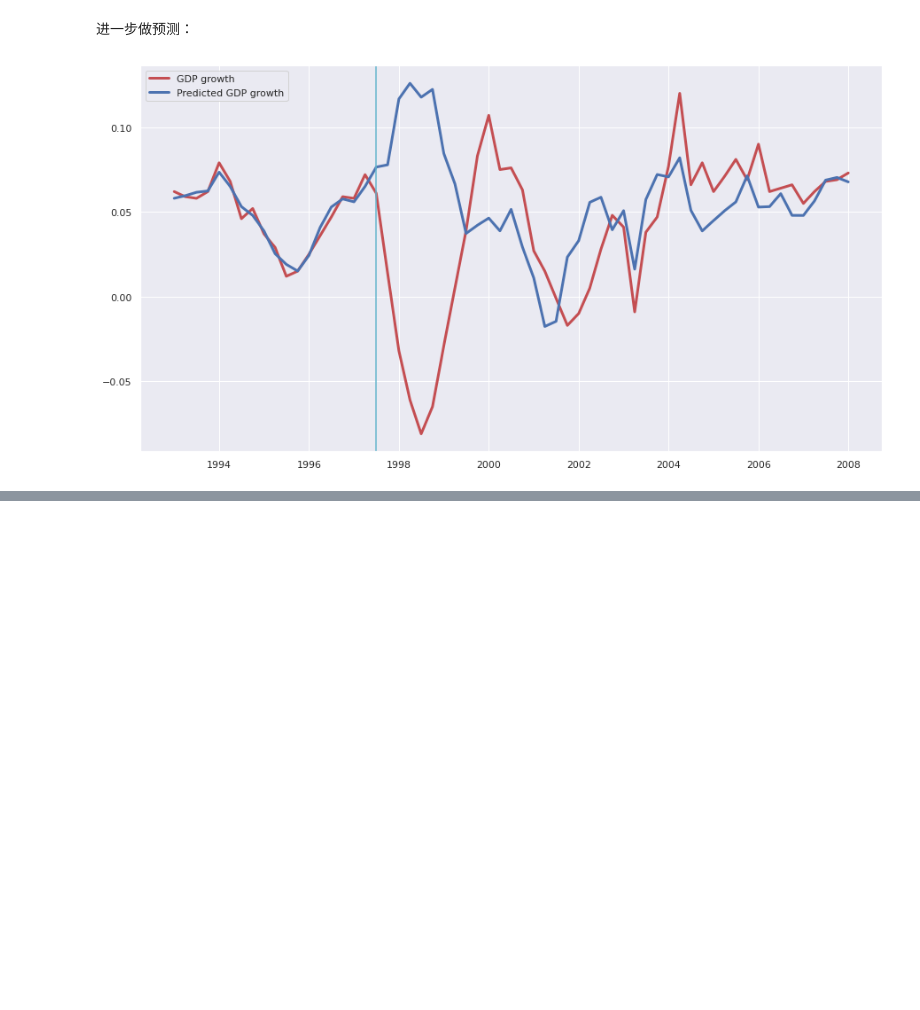
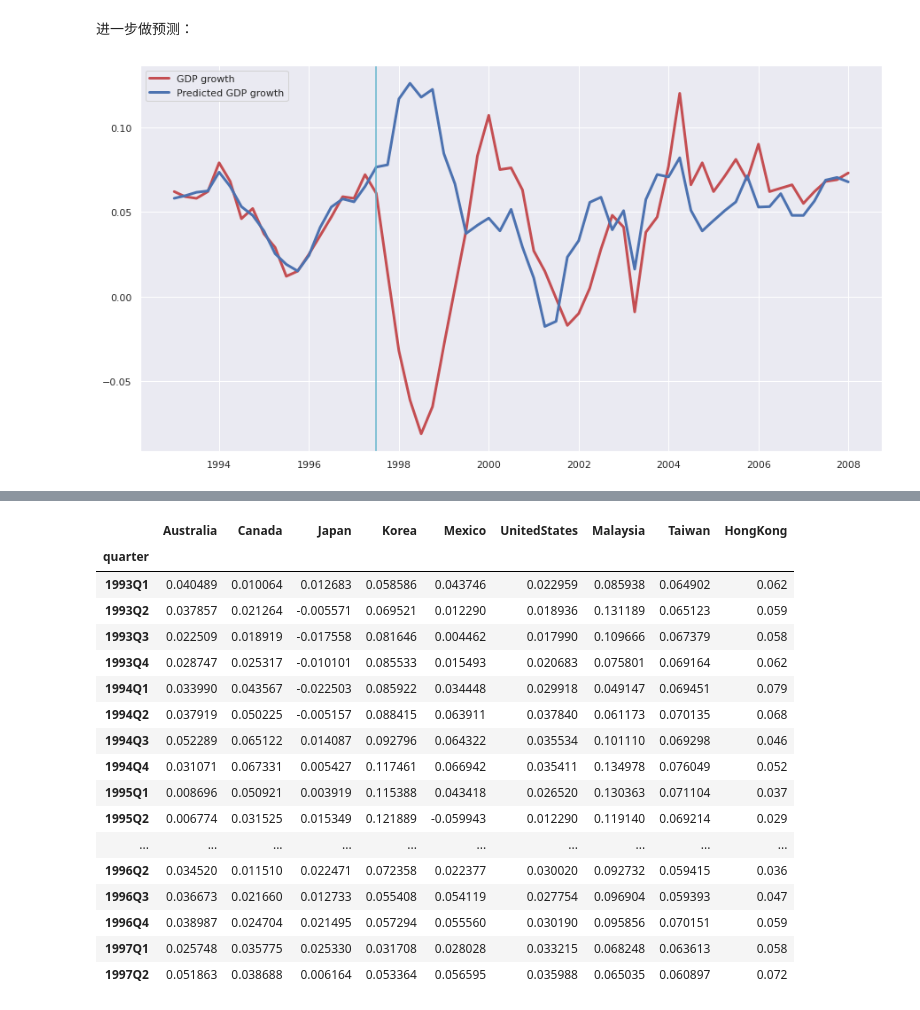
Before and after one commit to sijichun/PythonTutor, a Jupyter notebook: T28_regression_lasso.ipynb, the cells around one changed output, grey strips where cells are left out. Cells and saved outputs as stored; diff of their text form; code cells hidden in the pictures; blank space fills up the shorter version.

```diff
--- a/T28_regression_lasso.ipynb
+++ b/T28_regression_lasso.ipynb
@@ -753,0 +806,22 @@ plt.show()
+# %%
+pre1997=data_ols[data.index<='1997Q2']
+pre1997
+# %% [output]
+|  | Australia | Canada | Japan | Korea | Mexico | UnitedStates | Malaysia | Taiwan | HongKong |
+| quarter |  |  |  |  |  |  |  |  |  |
+| 1993Q1 | 0.040489 | 0.010064 | 0.012683 | 0.058586 | 0.043746 | 0.022959 | 0.085938 | 0.064902 | 0.062 |
+| 1993Q2 | 0.037857 | 0.021264 | -0.005571 | 0.069521 | 0.012290 | 0.018936 | 0.131189 | 0.065123 | 0.059 |
+| 1993Q3 | 0.022509 | 0.018919 | -0.017558 | 0.081646 | 0.004462 | 0.017990 | 0.109666 | 0.067379 | 0.058 |
+| 1993Q4 | 0.028747 | 0.025317 | -0.010101 | 0.085533 | 0.015493 | 0.020683 | 0.075801 | 0.069164 | 0.062 |
+| 1994Q1 | 0.033990 | 0.043567 | -0.022503 | 0.085922 | 0.034448 | 0.029918 | 0.049147 | 0.069451 | 0.079 |
+| 1994Q2 | 0.037919 | 0.050225 | -0.005157 | 0.088415 | 0.063911 | 0.037840 | 0.061173 | 0.070135 | 0.068 |
+| 1994Q3 | 0.052289 | 0.065122 | 0.014087 | 0.092796 | 0.064322 | 0.035534 | 0.101110 | 0.069298 | 0.046 |
+| 1994Q4 | 0.031071 | 0.067331 | 0.005427 | 0.117461 | 0.066942 | 0.035411 | 0.134978 | 0.076049 | 0.052 |
+| 1995Q1 | 0.008696 | 0.050921 | 0.003919 | 0.115388 | 0.043418 | 0.026520 | 0.130363 | 0.071104 | 0.037 |
+| 1995Q2 | 0.006774 | 0.031525 | 0.015349 | 0.121889 | -0.059943 | 0.012290 | 0.119140 | 0.069214 | 0.029 |
+| ... | ... | ... | ... | ... | ... | ... | ... | ... | ... |
+| 1996Q2 | 0.034520 | 0.011510 | 0.022471 | 0.072358 | 0.022377 | 0.030020 | 0.092732 | 0.059415 | 0.036 |
+| 1996Q3 | 0.036673 | 0.021660 | 0.012733 | 0.055408 | 0.054119 | 0.027754 | 0.096904 | 0.059393 | 0.047 |
+| 1996Q4 | 0.038987 | 0.024704 | 0.021495 | 0.057294 | 0.055560 | 0.030190 | 0.095856 | 0.070151 | 0.059 |
+| 1997Q1 | 0.025748 | 0.035775 | 0.025330 | 0.031708 | 0.028028 | 0.033215 | 0.068248 | 0.063613 | 0.058 |
+| 1997Q2 | 0.051863 | 0.038688 | 0.006164 | 0.053364 | 0.056595 | 0.035988 | 0.065035 | 0.060897 | 0.072 |
```
Also changed, not shown: parts of 10 cells of this notebook, 3 other files.
